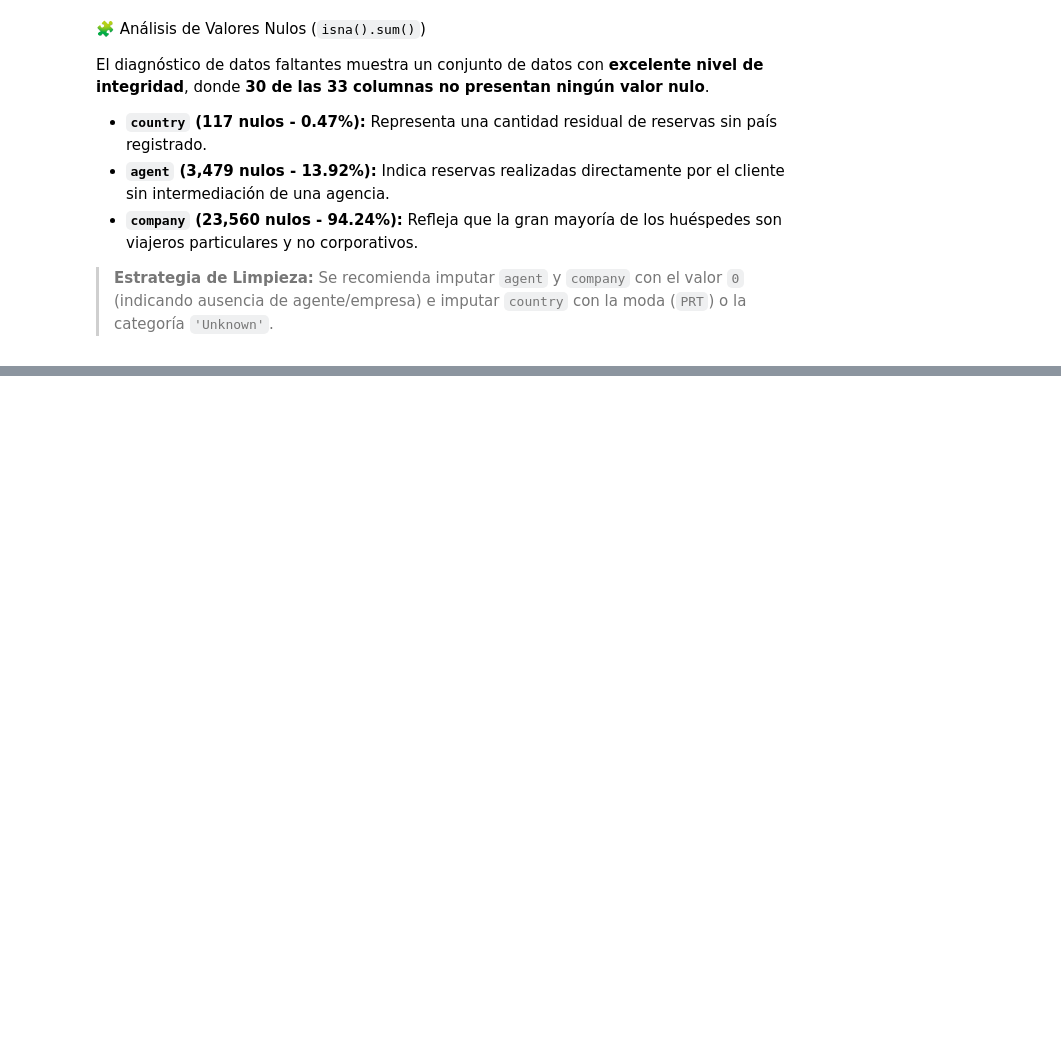
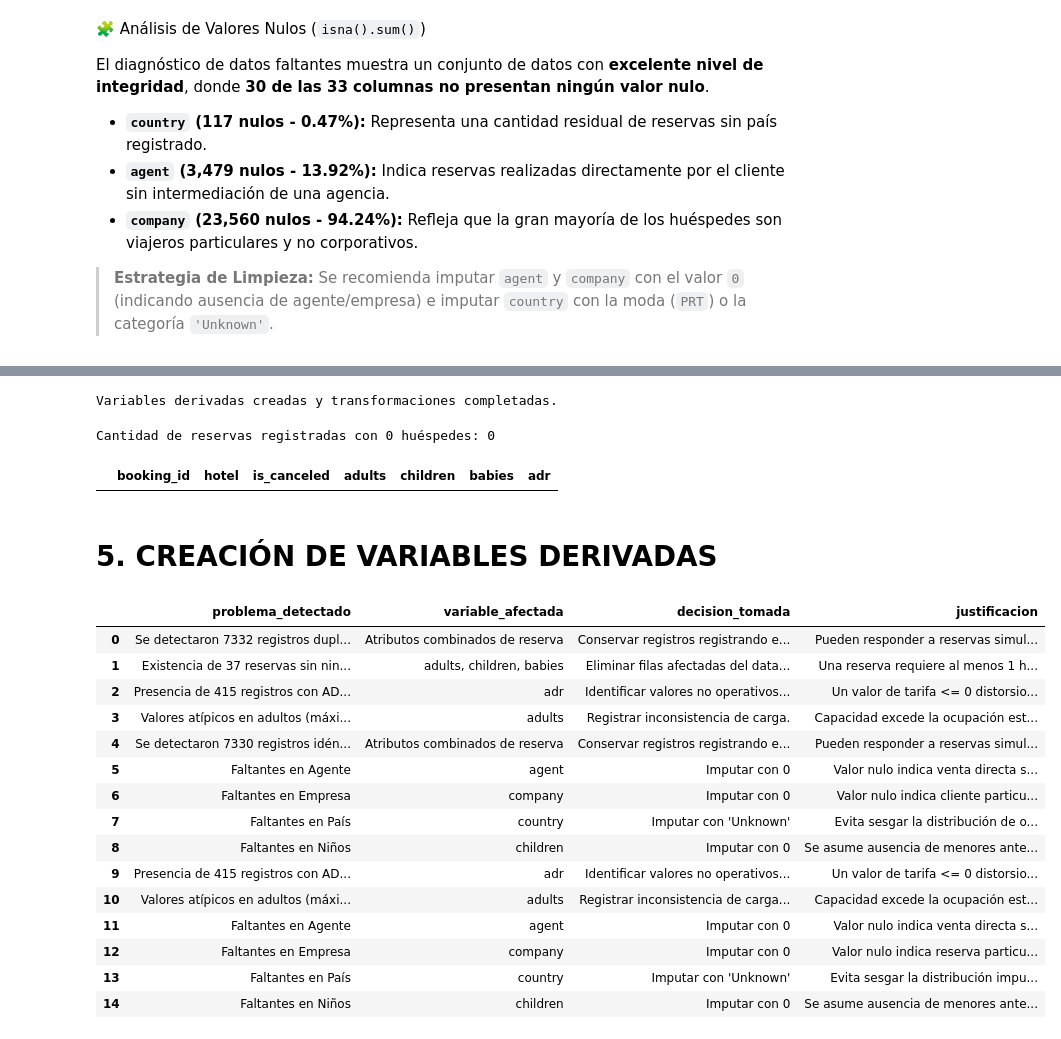
Before and after one commit to manfredialdo/iad-tpi01, a Jupyter notebook: Manfredi_Aldo_10_Entrega2.ipynb, the cells around one changed output, grey strips where cells are left out. Cells and saved outputs as stored; diff of their text form; code cells hidden in the pictures; blank space fills up the shorter version.

```diff
--- a/Manfredi_Aldo_10_Entrega2.ipynb
+++ b/Manfredi_Aldo_10_Entrega2.ipynb
@@ -260,0 +428,34 @@ El diagnóstico de datos faltantes muestra un conjunto de datos con **excelente
+# %%
+# Crear fecha de llegada unificada en formato datetime
+# Parseo correcto usando la columna arrival_date existente (YYYY-MM-DD)
+# Conversión formal de fecha
+df_limpio['arrival_date_parsed'] = pd.to_datetime(df_limpio['arrival_date'], errors='coerce')
+
+# Creación de variables requeridas
+df_limpio['total_guests'] = df_limpio['adults'] + df_limpio['children'] + df_limpio['babies']
+df_limpio['total_stay_nights'] = df_limpio['stays_in_weekend_nights'] + df_limpio['stays_in_week_nights']
+df_limpio['is_family'] = ((df_limpio['children'] + df_limpio['babies']) > 0).astype(int)
+df_limpio['estimated_total_cost'] = df_limpio['total_stay_nights'] * df_limpio['adr']
+
+# Discretización de Lead Time
+df_limpio['lead_time_group'] = pd.cut(
+    df_limpio['lead_time'],
+    bins=[-1, 7, 30, 90, 180, 999],
+    labels=['Mismo día/Semana', 'Último mes', '1-3 Meses', '3-6 Meses', 'Más de 6 Meses']
+)
+
+print("Variables derivadas creadas y transformaciones completadas.")
+# %% [output]
+Variables derivadas creadas y transformaciones completadas.
+# %%
+# reservas con 0 huespedes?
+# Filtrar reservas donde la suma de todos los huéspedes es cero
+reservas_sin_huespedes = df_limpio[(df_limpio['adults'] + df_limpio['children'].fillna(0) + df_limpio['babies']) == 0]
+
+print(f"Cantidad de reservas registradas con 0 huéspedes: {len(reservas_sin_huespedes)}")
+display(reservas_sin_huespedes[['booking_id', 'hotel', 'is_canceled', 'adults', 'children', 'babies', 'adr']])
+# %% [output]
+Cantidad de reservas registradas con 0 huéspedes: 0
+|  | booking_id | hotel | is_canceled | adults | children | babies | adr |
+# %% [markdown]
+# 5. CREACIÓN DE VARIABLES DERIVADAS
@@ -260,0 +474,20 @@ El diagnóstico de datos faltantes muestra un conjunto de datos con **excelente
+# %%
+df_bitacora = pd.DataFrame(registros_bitacora)
+display(df_bitacora)
+# %% [output]
+|  | problema_detectado | variable_afectada | decision_tomada | justificacion |
+| 0 | Se detectaron 7332 registros dupl... | Atributos combinados de reserva | Conservar registros registrando e... | Pueden responder a reservas simul... |
+| 1 | Existencia de 37 reservas sin nin... | adults, children, babies | Eliminar filas afectadas del data... | Una reserva requiere al menos 1 h... |
+| 2 | Presencia de 415 registros con AD... | adr | Identificar valores no operativos... | Un valor de tarifa <= 0 distorsio... |
+| 3 | Valores atípicos en adultos (máxi... | adults | Registrar inconsistencia de carga. | Capacidad excede la ocupación est... |
+| 4 | Se detectaron 7330 registros idén... | Atributos combinados de reserva | Conservar registros registrando e... | Pueden responder a reservas simul... |
+| 5 | Faltantes en Agente | agent | Imputar con 0 | Valor nulo indica venta directa s... |
+| 6 | Faltantes en Empresa | company | Imputar con 0 | Valor nulo indica cliente particu... |
+| 7 | Faltantes en País | country | Imputar con 'Unknown' | Evita sesgar la distribución de o... |
+| 8 | Faltantes en Niños | children | Imputar con 0 | Se asume ausencia de menores ante... |
+| 9 | Presencia de 415 registros con AD... | adr | Identificar valores no operativos... | Un valor de tarifa <= 0 distorsio... |
+| 10 | Valores atípicos en adultos (máxi... | adults | Registrar inconsistencia de carga... | Capacidad excede la ocupación est... |
+| 11 | Faltantes en Agente | agent | Imputar con 0 | Valor nulo indica venta directa s... |
+| 12 | Faltantes en Empresa | company | Imputar con 0 | Valor nulo indica reserva particu... |
+| 13 | Faltantes en País | country | Imputar con 'Unknown' | Evita sesgar la distribución impu... |
+| 14 | Faltantes en Niños | children | Imputar con 0 | Se asume ausencia de menores ante... |
```
Also changed, not shown: parts of 29 cells of this notebook.
